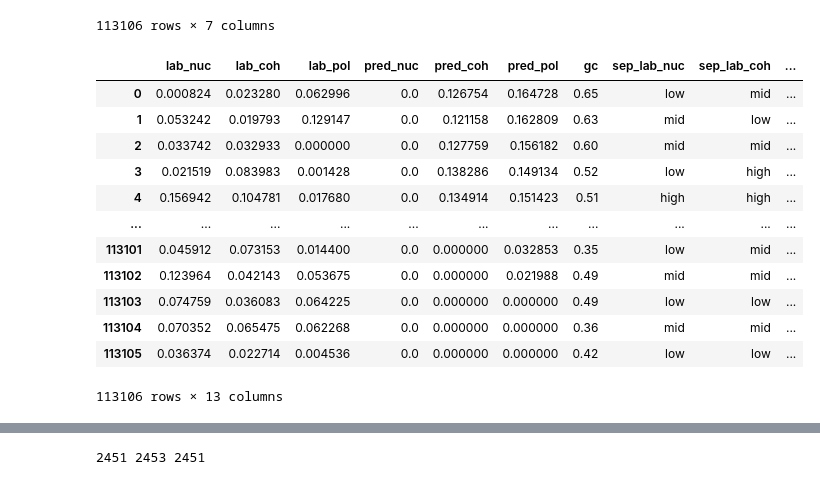
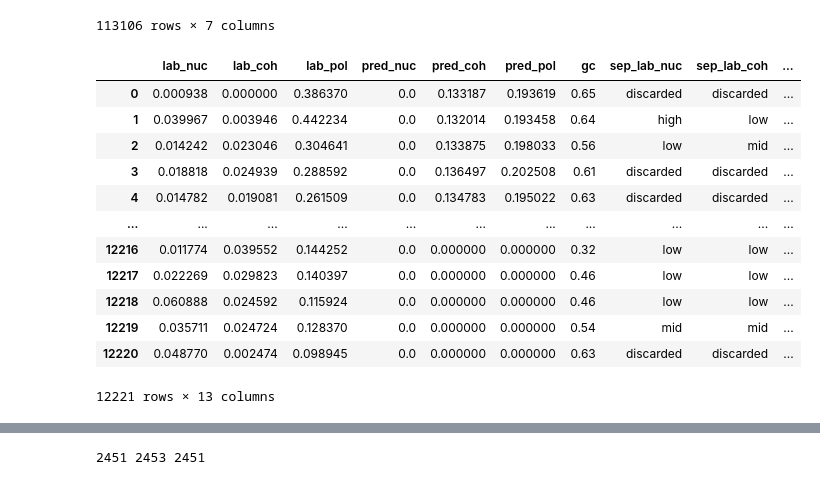
Before and after one commit to Alexwestbrook/mnhn-internship_DeepCNN_ChIP-seq, a Jupyter notebook: Generating_sequences.ipynb, the cells around one changed output, grey strips where cells are left out. Cells and saved outputs as stored; diff of their text form; code cells hidden in the pictures.

```diff
--- a/Generating_sequences.ipynb
+++ b/Generating_sequences.ipynb
@@ -1358,6 +1252,14 @@ with np.load(Path(data_dir, species, 'genome', 'W303', 'W303.npz')) as f:
 window_one_hot_yeast = np.concatenate([v for k, v in window_one_hot.items() if k[:3]=='chr'], axis=0)
 window_gc_yeast = utils.GC_content(window_one_hot_yeast)
 noN_mask = np.sum(window_one_hot_yeast, axis=(1, 2)) == binsize
+
+with np.load(Path(data_dir, species, 'genome', 'bacterie', 'Mmm_Linear_740kb.npz')) as f:
+    window_one_hot_myco = utils.chunk_regions(f['chr1'], binsize)
+window_gc_myco = utils.GC_content(window_one_hot_myco)
+
+with np.load(Path(data_dir, species, 'genome', 'bacterie', 'Pneu300.npz')) as f:
+    window_one_hot_pneu = utils.chunk_regions(f['chr1'], binsize)
+window_gc_pneu = utils.GC_content(window_one_hot_pneu)
 
 window_labels = {}
 for key in labels_nuc.keys():
@@ -1413,6 +1315,18 @@ window_yeast = pd.concat(
     axis=1)
 window_yeast['gc'] = window_gc_yeast
 
+window_myco = pd.concat(
+    [pd.DataFrame(window_labels['myco'], columns=['lab_nuc', 'lab_coh', 'lab_pol']),
+     pd.DataFrame(window_preds['myco'], columns=['pred_nuc', 'pred_coh', 'pred_pol'])],
+    axis=1)
+window_myco['gc'] = window_gc_myco
+
+window_pneu = pd.concat(
+    [pd.DataFrame(window_labels['pneu'], columns=['lab_nuc', 'lab_coh', 'lab_pol']),
+     pd.DataFrame(window_preds['pneu'], columns=['pred_nuc', 'pred_coh', 'pred_pol'])],
+    axis=1)
+window_pneu['gc'] = window_gc_pneu
+
 # window_rand = pd.DataFrame(window_preds_rand, columns=['pred_nuc_rand', 'pred_coh_rand', 'pred_pol_rand'])
 # window_rand['gc_rand'] = window_gc_rand
 
@@ -1471,44 +1385,58 @@ def seperate_3(window_gc, window_values):
 div = 3
 seps = np.array(['discarded', 'low', 'high', 'mid'])
 window_yeast_seps = {}
+window_myco_seps = {}
+window_pneu_seps = {}
 for part1 in ['lab', 'pred']:
     for part2 in ['nuc', 'coh', 'pol']:
         annot = f'{part1}_{part2}'
         window_yeast_seps[f'sep_{annot}'] = np.array(['discarded']*len(window_yeast))
         # low_mask, high_mask = seperate_low_high(window_yeast.loc[noN_mask, 'gc'].to_numpy(), window_yeast.loc[noN_mask, annot].to_numpy(), div=div)
         # window_yeast_seps[f'sep_{annot}'][noN_mask] = seps[2*high_mask.astype(int) + low_mask.astype(int)]
         low_mask, mid_mask, high_mask = seperate_3(window_yeast.loc[noN_mask, 'gc'].to_numpy(), window_yeast.loc[noN_mask, annot].to_numpy())
         window_yeast_seps[f'sep_{annot}'][noN_mask] = seps[3*mid_mask.astype(int) + 2*high_mask.astype(int) + low_mask.astype(int)]
 
+        window_myco_seps[f'sep_{annot}'] = np.array(['discarded']*len(window_myco))
+        low_mask, mid_mask, high_mask = seperate_3(window_myco['gc'].to_numpy(), window_myco[annot].to_numpy())
+        window_myco_seps[f'sep_{annot}'] = seps[3*mid_mask.astype(int) + 2*high_mask.astype(int) + low_mask.astype(int)]
+
+        window_pneu_seps[f'sep_{annot}'] = np.array(['discarded']*len(window_pneu))
+        low_mask, mid_mask, high_mask = seperate_3(window_pneu['gc'].to_numpy(), window_pneu[annot].to_numpy())
+        window_pneu_seps[f'sep_{annot}'] = seps[3*mid_mask.astype(int) + 2*high_mask.astype(int) + low_mask.astype(int)]
+
 try:
     window_yeast = window_yeast.join(pd.DataFrame(window_yeast_seps))
+    window_myco = window_myco.join(pd.DataFrame(window_myco_seps))
+    window_pneu = window_pneu.join(pd.DataFrame(window_pneu_seps))
 except ValueError:
     window_yeast.loc[:, list(window_yeast_seps.keys())] = pd.DataFrame(window_yeast_seps)
+    window_myco.loc[:, list(window_myco_seps.keys())] = pd.DataFrame(window_myco_seps)
+    window_pneu.loc[:, list(window_pneu_seps.keys())] = pd.DataFrame(window_pneu_seps)
 
 # window_rand_seps = {}
 # for part1 in ['pred']:
 #     for part2 in ['nuc', 'coh', 'pol']:
 #         annot = f'{part1}_{part2}_rand'
 #         low_mask, high_mask = seperate_low_high(window_rand.loc[noN_mask_r, 'gc_rand'].to_numpy(), window_rand.loc[noN_mask_r, annot].to_numpy())
 #         window_rand_seps[f'sep_{annot}'] = np.array(['discarded']*len(window_rand))
 #         window_rand_seps[f'sep_{annot}'][noN_mask_r] = seps[2*high_mask.astype(int) + low_mask.astype(int)]
 # try:
 #     window_rand = window_rand.join(pd.DataFrame(window_rand_seps))
 # except ValueError:
 #     window_rand.loc[:, list(window_rand_seps.keys())] = pd.DataFrame(window_rand_seps)
 
-window_yeast
+window_myco
 # %% [output]
 |  | lab_nuc | lab_coh | lab_pol | pred_nuc | pred_coh | pred_pol | gc | sep_lab_nuc | sep_lab_coh | ... |
-| 0 | 0.000824 | 0.023280 | 0.062996 | 0.0 | 0.126754 | 0.164728 | 0.65 | low | mid | ... |
-| 1 | 0.053242 | 0.019793 | 0.129147 | 0.0 | 0.121158 | 0.162809 | 0.63 | mid | low | ... |
-| 2 | 0.033742 | 0.032933 | 0.000000 | 0.0 | 0.127759 | 0.156182 | 0.60 | mid | mid | ... |
-| 3 | 0.021519 | 0.083983 | 0.001428 | 0.0 | 0.138286 | 0.149134 | 0.52 | low | high | ... |
-| 4 | 0.156942 | 0.104781 | 0.017680 | 0.0 | 0.134914 | 0.151423 | 0.51 | high | high | ... |
+| 0 | 0.000938 | 0.000000 | 0.386370 | 0.0 | 0.133187 | 0.193619 | 0.65 | discarded | discarded | ... |
+| 1 | 0.039967 | 0.003946 | 0.442234 | 0.0 | 0.132014 | 0.193458 | 0.64 | high | low | ... |
+| 2 | 0.014242 | 0.023046 | 0.304641 | 0.0 | 0.133875 | 0.198033 | 0.56 | low | mid | ... |
+| 3 | 0.018818 | 0.024939 | 0.288592 | 0.0 | 0.136497 | 0.202508 | 0.61 | discarded | discarded | ... |
+| 4 | 0.014782 | 0.019081 | 0.261509 | 0.0 | 0.134783 | 0.195022 | 0.63 | discarded | discarded | ... |
 | ... | ... | ... | ... | ... | ... | ... | ... | ... | ... | ... |
-| 113101 | 0.045912 | 0.073153 | 0.014400 | 0.0 | 0.000000 | 0.032853 | 0.35 | low | mid | ... |
-| 113102 | 0.123964 | 0.042143 | 0.053675 | 0.0 | 0.000000 | 0.021988 | 0.49 | mid | mid | ... |
-| 113103 | 0.074759 | 0.036083 | 0.064225 | 0.0 | 0.000000 | 0.000000 | 0.49 | low | low | ... |
-| 113104 | 0.070352 | 0.065475 | 0.062268 | 0.0 | 0.000000 | 0.000000 | 0.36 | mid | mid | ... |
-| 113105 | 0.036374 | 0.022714 | 0.004536 | 0.0 | 0.000000 | 0.000000 | 0.42 | low | low | ... |
+| 12216 | 0.011774 | 0.039552 | 0.144252 | 0.0 | 0.000000 | 0.000000 | 0.32 | low | low | ... |
+| 12217 | 0.022269 | 0.029823 | 0.140397 | 0.0 | 0.000000 | 0.000000 | 0.46 | low | low | ... |
+| 12218 | 0.060888 | 0.024592 | 0.115924 | 0.0 | 0.000000 | 0.000000 | 0.46 | low | low | ... |
+| 12219 | 0.035711 | 0.024724 | 0.128370 | 0.0 | 0.000000 | 0.000000 | 0.54 | mid | mid | ... |
+| 12220 | 0.048770 | 0.002474 | 0.098945 | 0.0 | 0.000000 | 0.000000 | 0.63 | discarded | discarded | ... |
-113106 rows × 13 columns
+12221 rows × 13 columns
```
Also changed, not shown: parts of 23 cells of this notebook.
